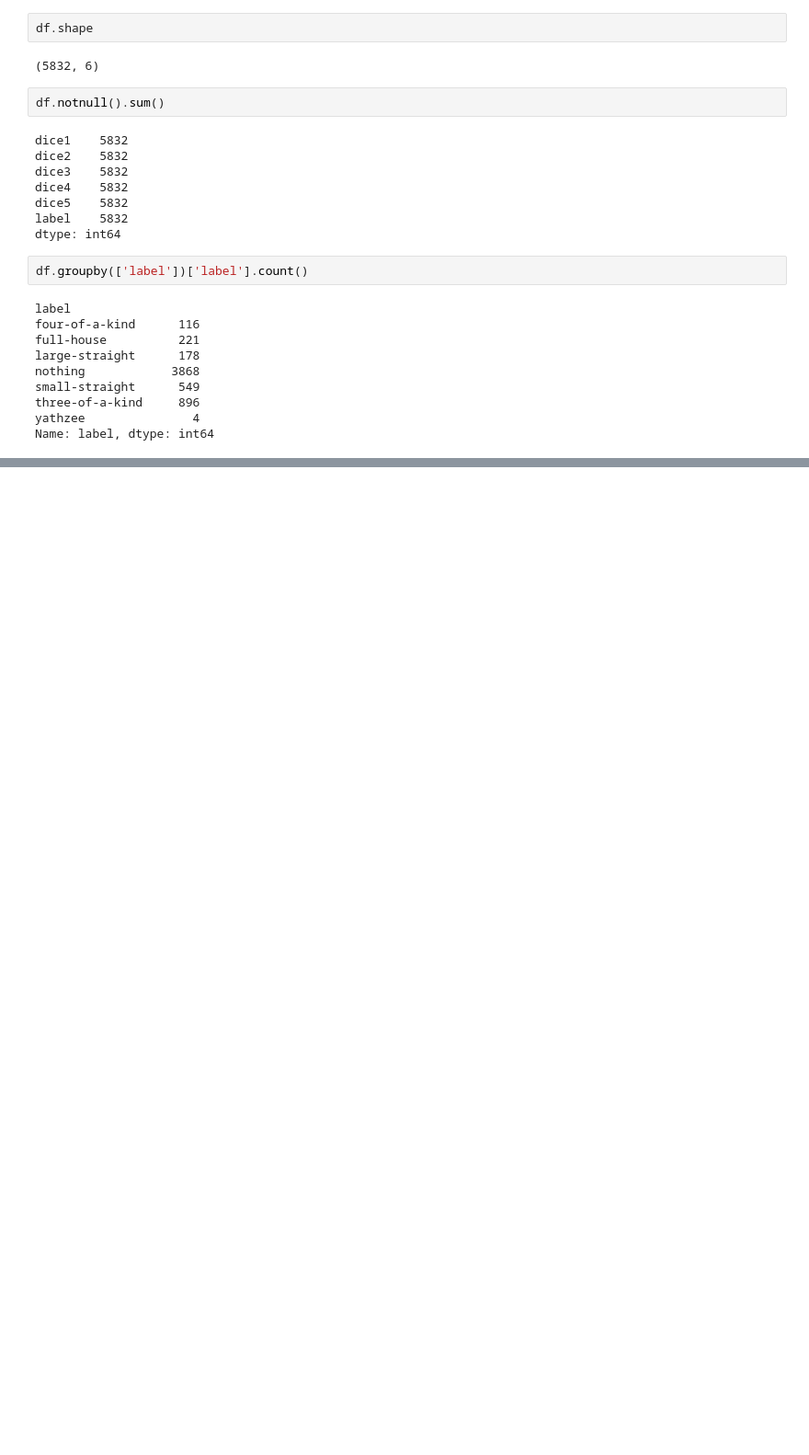
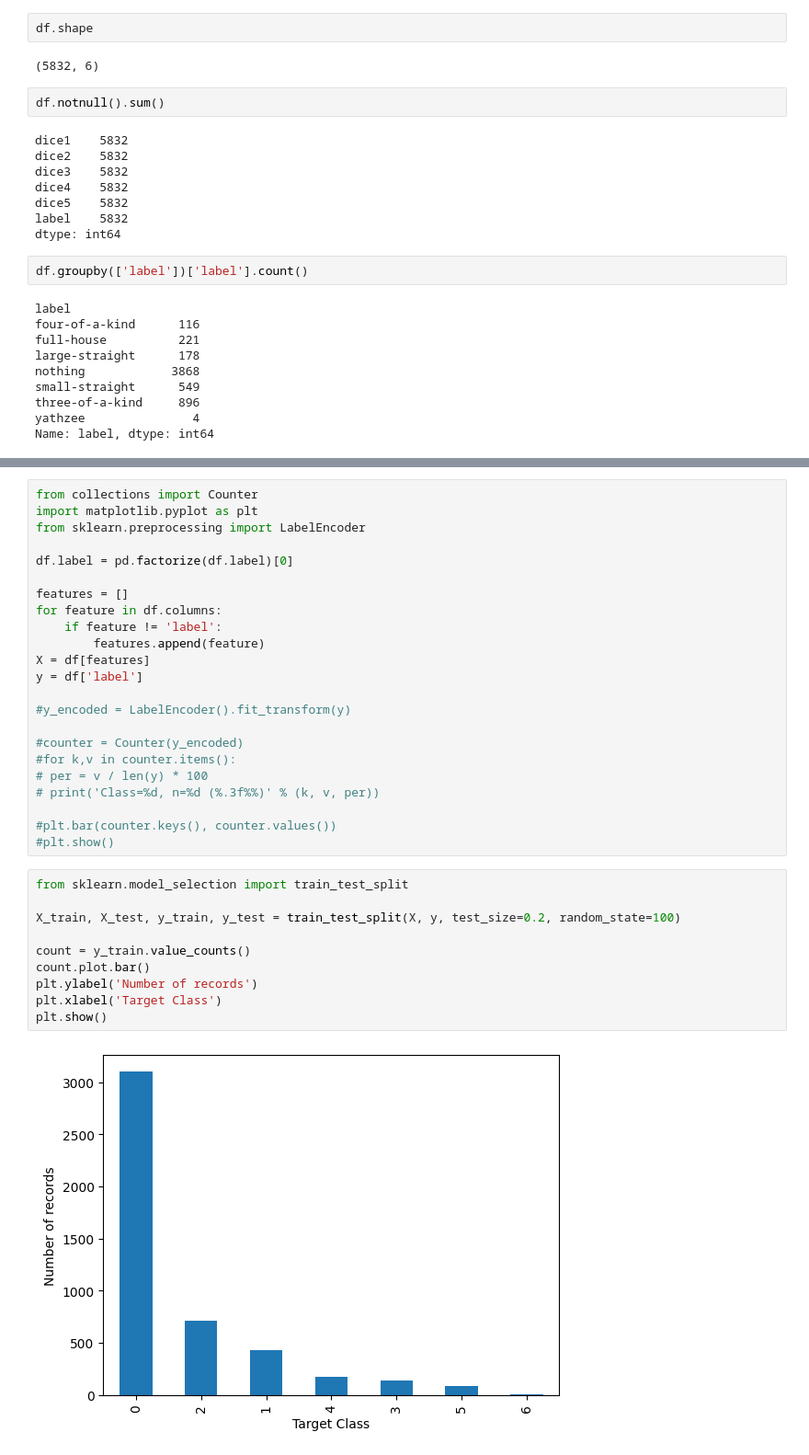
Before and after one commit to alexbejann/frisian-runes-recognition, a Jupyter notebook: MLBD-Assignment2/Part_1_fully_connected_layers.ipynb, the cells around one changed output, grey strips where cells are left out. Shown at 92% size. Drawn from its saved outputs; the diff is of its cells as text; blank space fills up the shorter version.

```diff
--- a/MLBD-Assignment2/Part_1_fully_connected_layers.ipynb
+++ b/MLBD-Assignment2/Part_1_fully_connected_layers.ipynb
@@ -93,0 +100,35 @@ Name: label, dtype: int64
+# %%
+from collections import Counter
+import matplotlib.pyplot as plt
+from sklearn.preprocessing import LabelEncoder
+
+df.label = pd.factorize(df.label)[0]
+
+features = []
+for feature in df.columns:
+    if feature != 'label':
+        features.append(feature)
+X = df[features]
+y = df['label']
+
+#y_encoded = LabelEncoder().fit_transform(y)
+
+#counter = Counter(y_encoded)
+#for k,v in counter.items():
+# per = v / len(y) * 100
+# print('Class=%d, n=%d (%.3f%%)' % (k, v, per))
+
+#plt.bar(counter.keys(), counter.values())
+#plt.show()
+# %%
+from sklearn.model_selection import train_test_split
+
+X_train, X_test, y_train, y_test = train_test_split(X, y, test_size=0.2, random_state=100)
+
+count = y_train.value_counts()
+count.plot.bar()
+plt.ylabel('Number of records')
+plt.xlabel('Target Class')
+plt.show()
+# %% [output]
+[figure, added]
```
Also changed, not shown: parts of 2 cells of this notebook, 2 other files.
